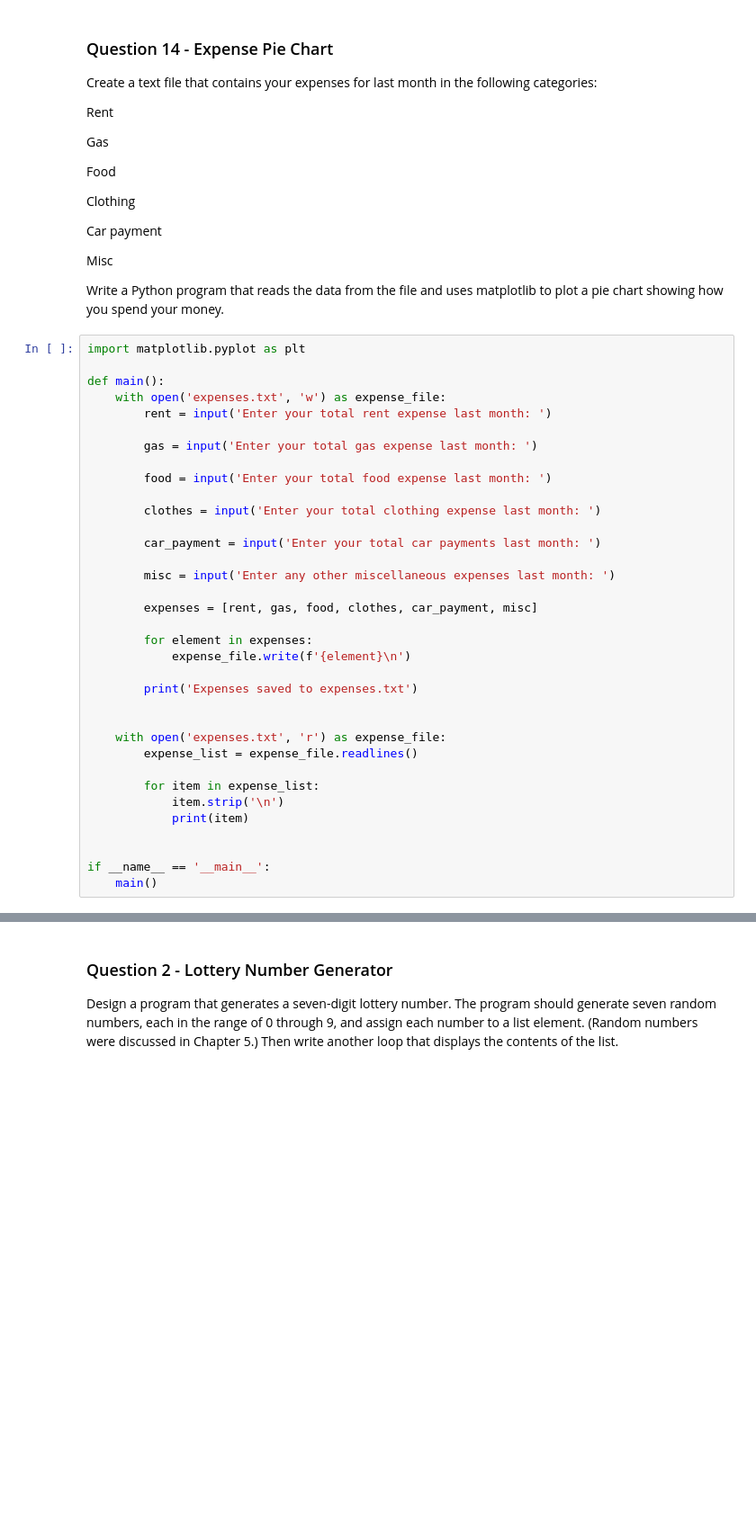
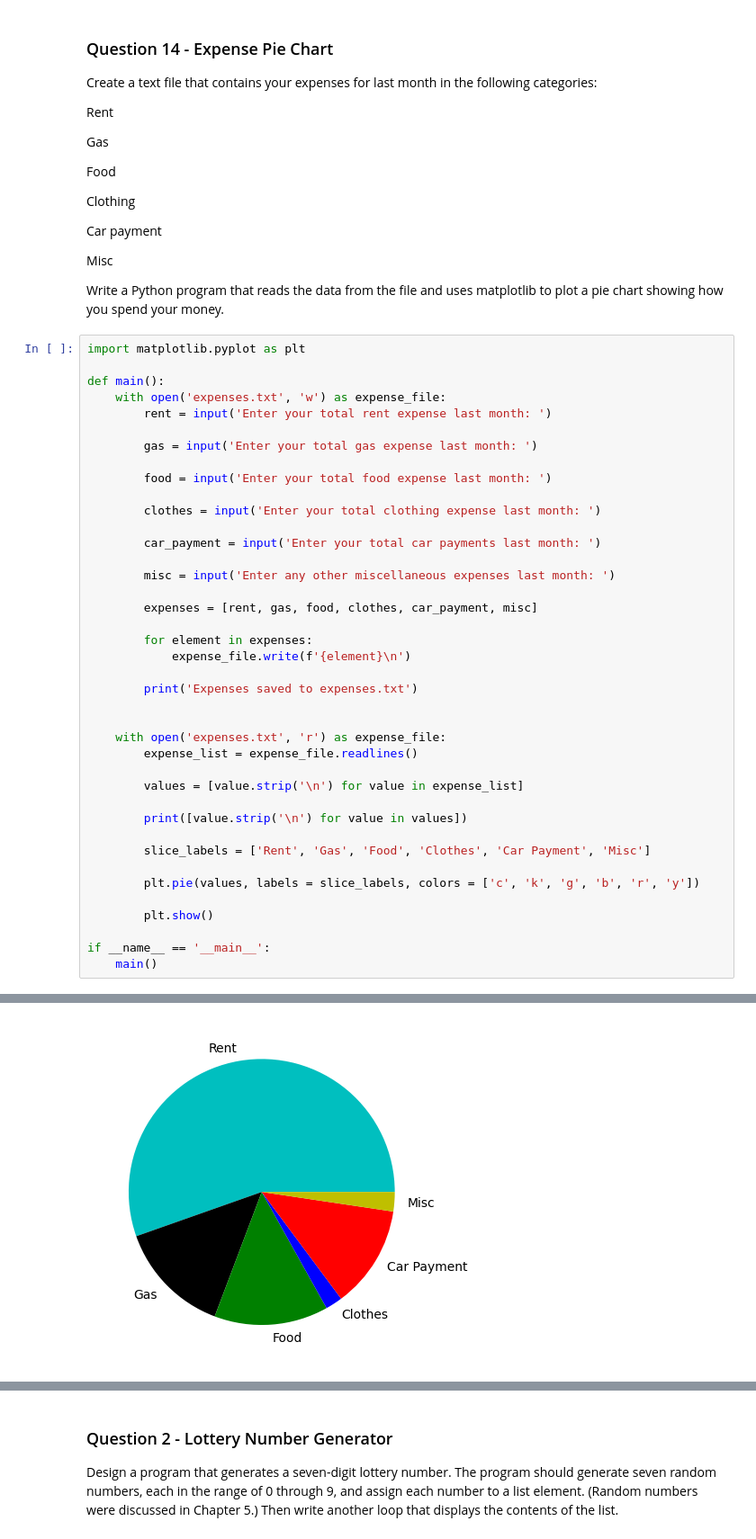
Before and after one commit to Casey5316/pythonpracticeV2, a Jupyter notebook: Ch7Ex.ipynb, the cells around one changed output, grey strips where cells are left out. Shown: that part at 90% size. Cells and saved outputs as stored; diff of their text form; blank space fills up the shorter version.

```diff
--- a/Ch7Ex.ipynb
+++ b/Ch7Ex.ipynb
@@ -185,10 +185,15 @@ def main():
     with open('expenses.txt', 'r') as expense_file:
         expense_list = expense_file.readlines()
 
-        for item in expense_list:
-            item.strip('\n')
-            print(item)
+        values = [value.strip('\n') for value in expense_list]
 
+        print([value.strip('\n') for value in values])
+
+        slice_labels = ['Rent', 'Gas', 'Food', 'Clothes', 'Car Payment', 'Misc']
+
+        plt.pie(values, labels = slice_labels, colors = ['c', 'k', 'g', 'b', 'r', 'y'])
+
+        plt.show()
 
 if __name__ == '__main__':
     main()
@@ -213,0 +209 @@ Expenses saved to expenses.txt
+[figure, added]
```
Also changed, not shown: parts of 2 cells of this notebook, 1 other file.
